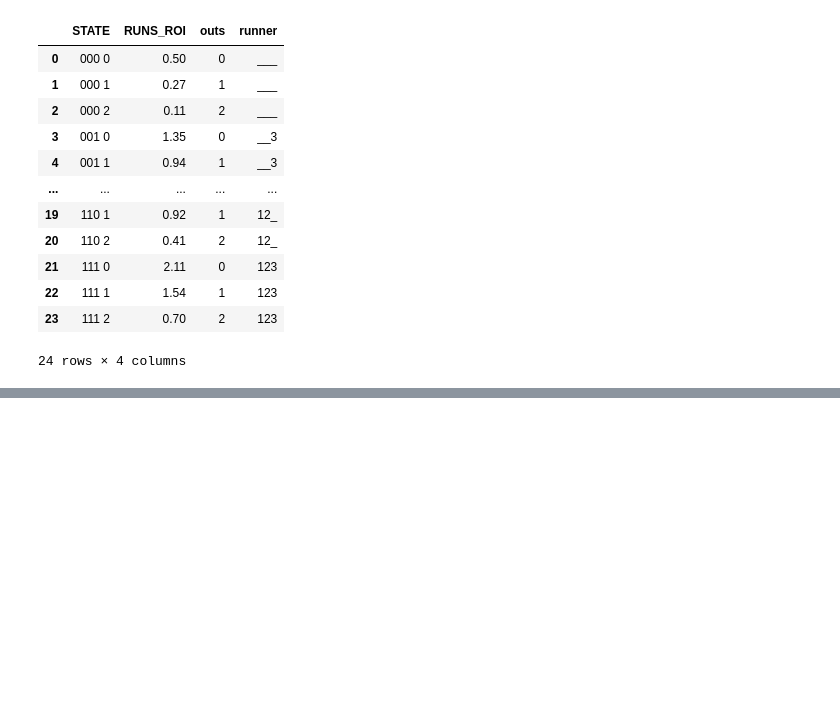
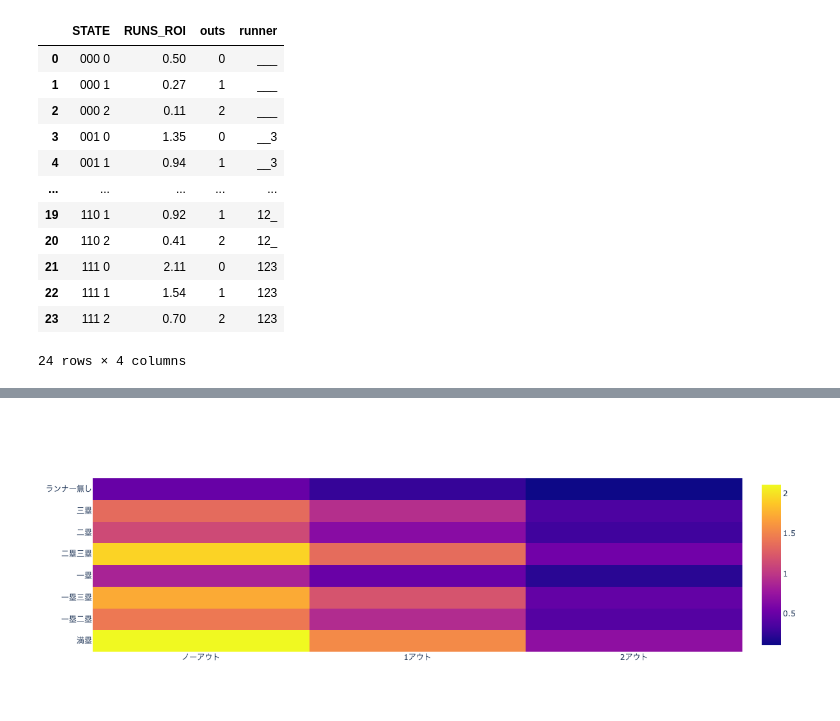
Before and after one commit to Shinichi-Nakagawa/baseball-run-expectancy, a Jupyter notebook: sample_run_expectancy.ipynb, the cells around one changed output, grey strips where cells are left out. Cells and saved outputs as stored; diff of their text form; code cells hidden in the pictures; blank space fills up the shorter version.

```diff
--- a/sample_run_expectancy.ipynb
+++ b/sample_run_expectancy.ipynb
@@ -389,0 +391,8 @@ df_view
+# %%
+dict_roi = df_view.to_dict()
+dict_view = {}
+dict_view['0outs'] = dict_roi[('RUNS_ROI', '0')]
+dict_view['1outs'] = dict_roi[('RUNS_ROI', '1')]
+dict_view['2outs'] = dict_roi[('RUNS_ROI', '2')]
+df = pd.DataFrame(dict_view)
+df
@@ -389,0 +414,11 @@ df_view
+# %%
+import plotly.graph_objects as go
+
+fig = go.Figure(data=go.Heatmap(
+                   z=df,
+                   x=['ノーアウト', '1アウト', '2アウト'],
+                   y=['満塁', '一塁二塁', '一塁三塁', '一塁', '二塁三塁', '二塁', '三塁', 'ランナー無し'],
+                   hoverongaps = True))
+fig.show()
+# %% [output]
+[figure, added]
```
Also changed, not shown: parts of 3 cells of this notebook, 5 other files.
